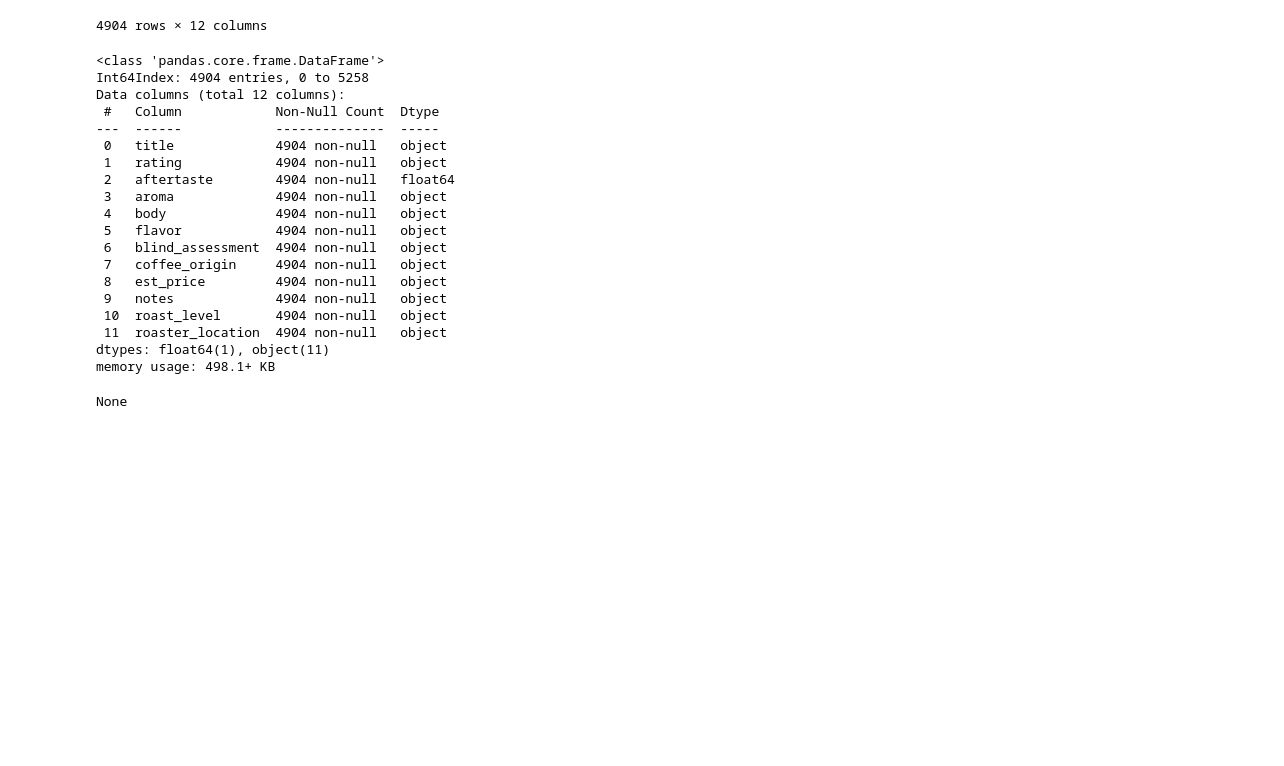
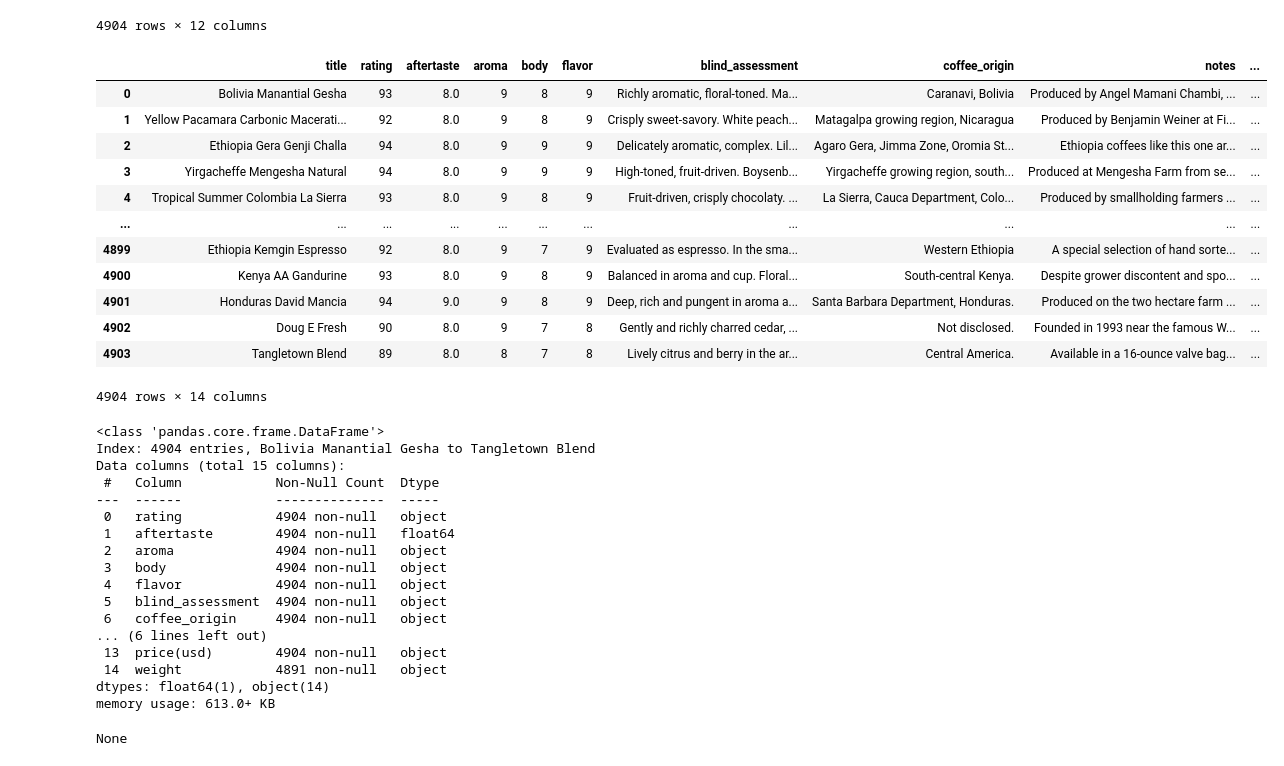
Before and after one commit to Marissag21/coffee_venture, a Jupyter notebook: ankita_coffee_data.ipynb, the cells around one changed output. Drawn from its saved outputs; the diff is of its cells as text; code cells hidden in the pictures; blank space fills up the shorter version.

```diff
--- a/ankita_coffee_data.ipynb
+++ b/ankita_coffee_data.ipynb
@@ -68,7 +72,8 @@ dtype: int64
 coffee2_df = coffee1_df.dropna(subset=['title', 'aftertaste', 'aroma', 'body', 'flavor', 'blind_assessment',
                                        'coffee_origin', 'est_price', 'notes', 'roast_level', 'roaster_location'])
 coffee2_df = coffee2_df.drop_duplicates()
-coffee2_df.reset_index(drop=True)
+coffee2_df.set_index('title', inplace = True)
+coffee2_df.reset_index()
 # %% [output]
 |  | title | rating | aftertaste | aroma | body | flavor | blind_assessment | coffee_origin | est_price | ... |
 | 0 | Bolivia Manantial Gesha | 93 | 8.0 | 9 | 8 | 9 | Richly aromatic, floral-toned. Ma... | Caranavi, Bolivia | $30.00/12 ounces | ... |
@@ -83,28 +88,45 @@ coffee2_df.reset_index(drop=True)
 | 4902 | Doug E Fresh | 90 | 8.0 | 9 | 7 | 8 | Gently and richly charred cedar, ... | Not disclosed. | $13.99/16 ounces | ... |
 | 4903 | Tangletown Blend | 89 | 8.0 | 8 | 7 | 8 | Lively citrus and berry in the ar... | Central America. | $11.95/16 ounces | ... |
 4904 rows × 12 columns
+# %%
+coffee2_df[['city', 'state']] = coffee2_df['roaster_location'].str.split(',', n=1, expand=True)
+coffee2_df[['price(usd)', 'weight']] = coffee2_df['est_price'].str.split('/', n=1, expand=True)
+coffee3_df = coffee2_df.drop(columns=['roaster_location', 'est_price'])
+coffee3_df.reset_index()
+# %% [output]
+|  | title | rating | aftertaste | aroma | body | flavor | blind_assessment | coffee_origin | notes | ... |
+| 0 | Bolivia Manantial Gesha | 93 | 8.0 | 9 | 8 | 9 | Richly aromatic, floral-toned. Ma... | Caranavi, Bolivia | Produced by Angel Mamani Chambi, ... | ... |
+| 1 | Yellow Pacamara Carbonic Macerati... | 92 | 8.0 | 9 | 8 | 9 | Crisply sweet-savory. White peach... | Matagalpa growing region, Nicaragua | Produced by Benjamin Weiner at Fi... | ... |
+| 2 | Ethiopia Gera Genji Challa | 94 | 8.0 | 9 | 9 | 9 | Delicately aromatic, complex. Lil... | Agaro Gera, Jimma Zone, Oromia St... | Ethiopia coffees like this one ar... | ... |
+| 3 | Yirgacheffe Mengesha Natural | 94 | 8.0 | 9 | 9 | 9 | High-toned, fruit-driven. Boysenb... | Yirgacheffe growing region, south... | Produced at Mengesha Farm from se... | ... |
+| 4 | Tropical Summer Colombia La Sierra | 93 | 8.0 | 9 | 8 | 9 | Fruit-driven, crisply chocolaty. ... | La Sierra, Cauca Department, Colo... | Produced by smallholding farmers ... | ... |
+| ... | ... | ... | ... | ... | ... | ... | ... | ... | ... | ... |
+| 4899 | Ethiopia Kemgin Espresso | 92 | 8.0 | 9 | 7 | 9 | Evaluated as espresso. In the sma... | Western Ethiopia | A special selection of hand sorte... | ... |
+| 4900 | Kenya AA Gandurine | 93 | 8.0 | 9 | 8 | 9 | Balanced in aroma and cup. Floral... | South-central Kenya. | Despite grower discontent and spo... | ... |
+| 4901 | Honduras David Mancia | 94 | 9.0 | 9 | 8 | 9 | Deep, rich and pungent in aroma a... | Santa Barbara Department, Honduras. | Produced on the two hectare farm ... | ... |
+| 4902 | Doug E Fresh | 90 | 8.0 | 9 | 7 | 8 | Gently and richly charred cedar, ... | Not disclosed. | Founded in 1993 near the famous W... | ... |
+| 4903 | Tangletown Blend | 89 | 8.0 | 8 | 7 | 8 | Lively citrus and berry in the ar... | Central America. | Available in a 16-ounce valve bag... | ... |
+4904 rows × 14 columns
 # %%
 #check for datatypes for any null values and datatypes
 display(coffee2_df.info())
 # %% [output]
 <class 'pandas.core.frame.DataFrame'>
-Int64Index: 4904 entries, 0 to 5258
-Data columns (total 12 columns):
+Index: 4904 entries, Bolivia Manantial Gesha to Tangletown Blend
+Data columns (total 15 columns):
  #   Column            Non-Null Count  Dtype
 ---  ------            --------------  -----
- 0   title             4904 non-null   object
- 1   rating            4904 non-null   object
- 2   aftertaste        4904 non-null   float64
- 3   aroma             4904 non-null   object
- 4   body              4904 non-null   object
- 5   flavor            4904 non-null   object
- 6   blind_assessment  4904 non-null   object
- 7   coffee_origin     4904 non-null   object
- 8   est_price         4904 non-null   object
- 9   notes             4904 non-null   object
- 10  roast_level       4904 non-null   object
- 11  roaster_location  4904 non-null   object
-dtypes: float64(1), object(11)
-memory usage: 498.1+ KB
+ 0   rating            4904 non-null   object
+ 1   aftertaste        4904 non-null   float64
+ 2   aroma             4904 non-null   object
+ 3   body              4904 non-null   object
+ 4   flavor            4904 non-null   object
+ 5   blind_assessment  4904 non-null   object
+ 6   coffee_origin     4904 non-null   object
+... (6 lines left out)
+ 13  price(usd)        4904 non-null   object
+ 14  weight            4891 non-null   object
+dtypes: float64(1), object(14)
+memory usage: 613.0+ KB
 None
 # %%
```
Also changed, not shown: parts of 6 cells of this notebook, 1 other file.
